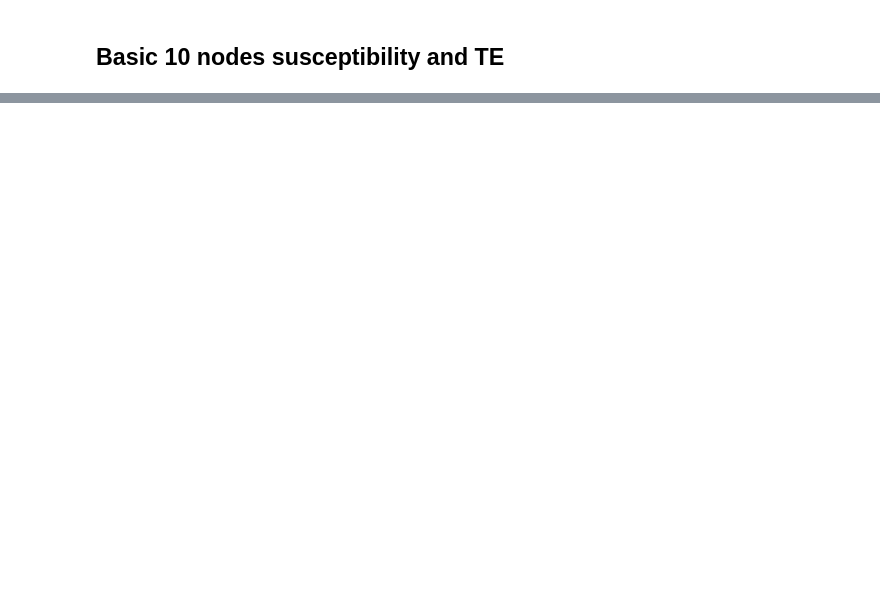
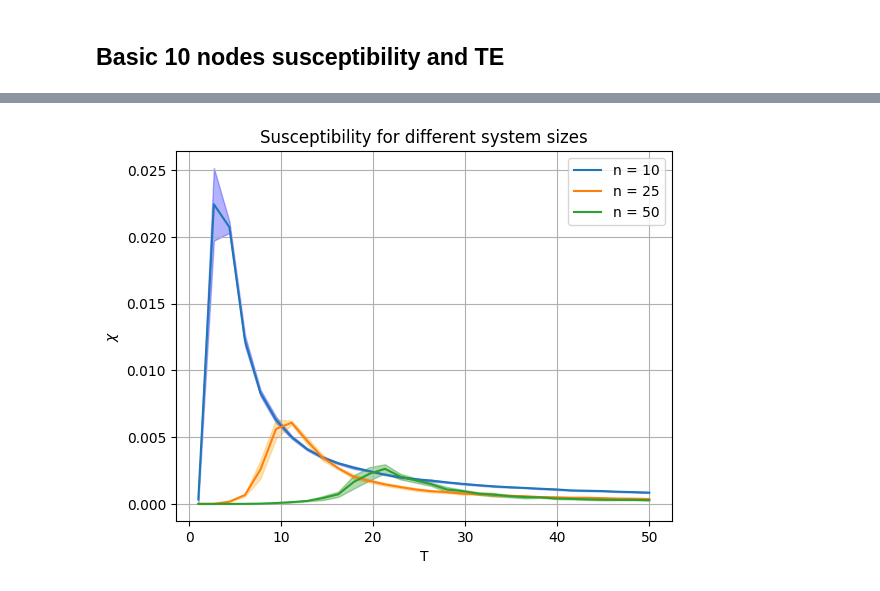
Before and after one commit to mylenevdmaas/CSS2023, a Jupyter notebook: random_networks.ipynb, the cells around one changed output, grey strips where cells are left out. Saved outputs shown, nothing was run; the diff lists cells and outputs as text; code cells hidden in the pictures; blank space fills up the shorter version.

Commit message:
10 nodes

```diff
--- a/random_networks.ipynb
+++ b/random_networks.ipynb
@@ -65,0 +107,36 @@ plt.savefig('Results/10_nodes_TE.png', bbox_inches='tight')
+# %%
+lower_bound = np.subtract(peaks, peaks_std)
+upper_bound = np.add(peaks, peaks_std)
+
+plt.plot(ns, peaks)
+plt.fill_between(ns,lower_bound, upper_bound, alpha=0.3)
+
+plt.xlabel('Number of nodes')
+plt.ylabel(r'$\chi_{max}$')
+plt.title('Max susceptibility for different system sizes')
+plt.savefig('max_sus_system_size.png')
+# %%
+# Calculate susceptibility for different system sizes
+ns = [10, 25, 50]
+tcs = np.zeros(len(ns))
+temperatures = np.linspace(1, 50, 30)
+colors = ['b', 'orange', 'g']
+
+for i, n in enumerate(ns): # loop over different system sizes
+    J = conn_matrix_basic(n)
+    sim_data = run_simulation(10, 10000, temperatures, n, J)
+
+    # Plot results
+    plt.plot(temperatures, sim_data[2], label = 'n = {}'.format(n))
+    lower_bound = np.subtract(sim_data[2], sim_data[3])
+    upper_bound = np.add(sim_data[2], sim_data[3])
+    plt.fill_between(temperatures, lower_bound, upper_bound, alpha=0.3, color = colors[i])
+
+plt.ylabel(r'$\chi$')
+plt.xlabel('T')
+plt.title('Susceptibility for different system sizes')
+plt.legend()
+plt.grid()
+plt.savefig('Results/Sus_system_sizes.png', bbox_inches = 'tight')
+# %% [output]
+[figure, added]
```
Also changed, not shown: parts of 6 cells of this notebook, 4 other files.
